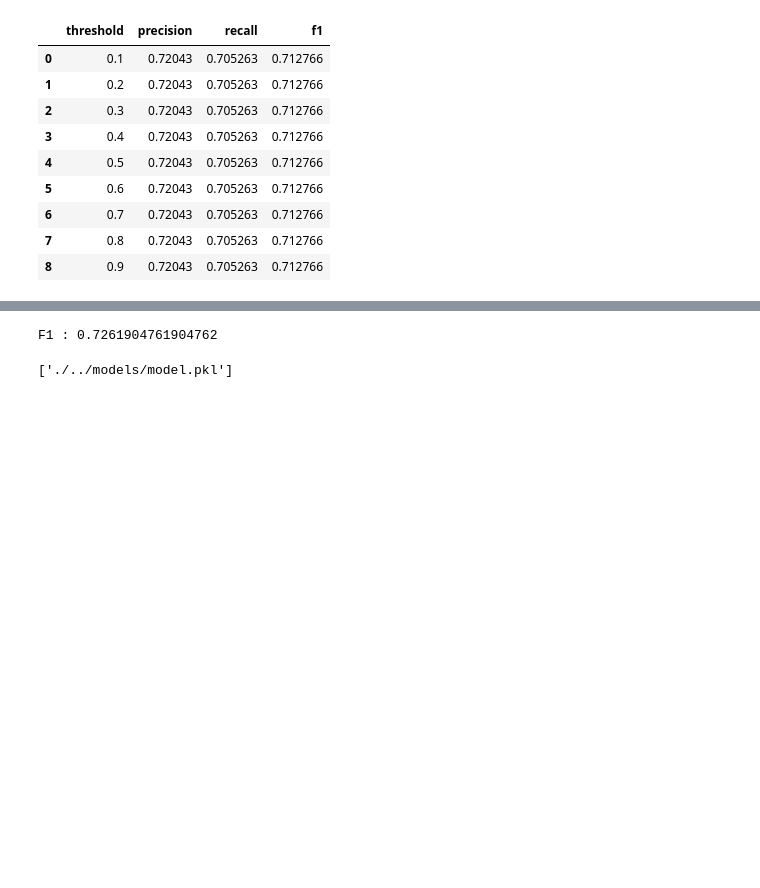
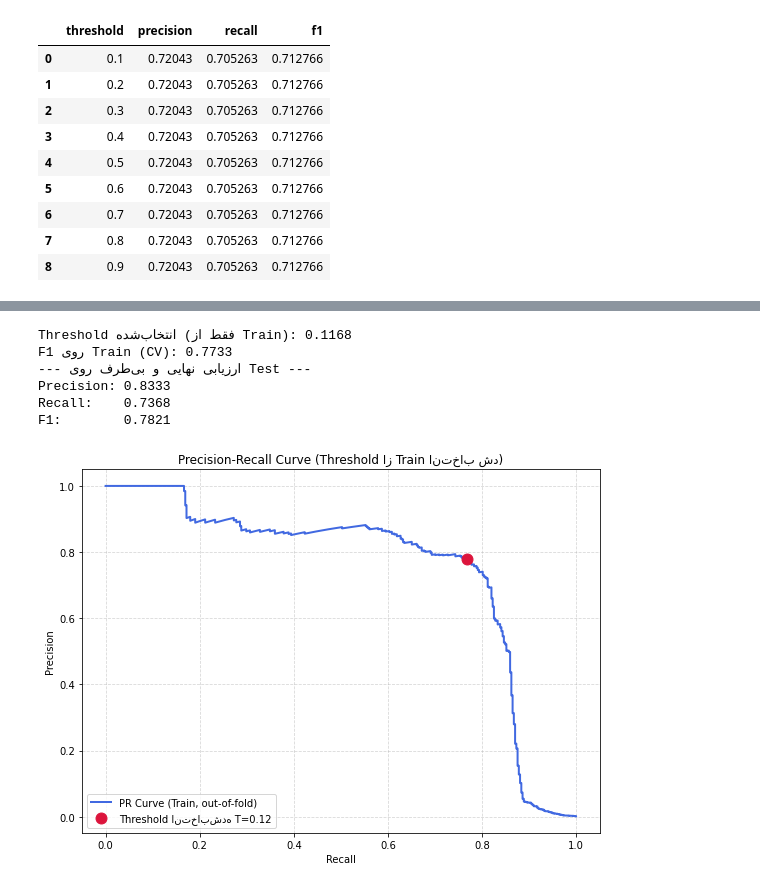
Before and after one commit to FatemeZahraAzad/Fraud-detection, a Jupyter notebook: src/data_prep.ipynb, the cells around one changed output, grey strips where cells are left out. Cells and saved outputs as stored; diff of their text form; code cells hidden in the pictures; blank space fills up the shorter version.

Commit message:
WIP(model): selecting the final threshold and extracting the final model.

```diff
--- a/src/data_prep.ipynb
+++ b/src/data_prep.ipynb
@@ -486,16 +453,57 @@ Threshold بالاتر False Alarm را کاهش می‌دهد، اما خطر M
-# %%
-final_model = build_pipeline(LogisticRegression())
-final_model.fit(X_train, y_train)   # مستقیم روی X_train خام
-# چون Tree به Scaling حساس نیست انتظار دارم تقریبا همون قبلی در بیاد
-from sklearn.metrics import f1_score
-sanity_f1 = f1_score(y_test, final_model.predict_proba(X_test)[:, 1] >= 0.3)
-print("F1 :", sanity_f1)
-# %% [output]
-F1 : 0.7261904761904762
-# %%
-import joblib, os
-
-os.makedirs('models', exist_ok=True)
-joblib.dump(final_model, './../models/model.pkl')
-# %% [output]
-['./../models/model.pkl']
+# %%
+from sklearn.model_selection import cross_val_predict
+from sklearn.metrics import precision_recall_curve, precision_score, recall_score, f1_score
+import numpy as np
+import matplotlib.pyplot as plt
+
+# ۱. احتمالات out-of-fold روی Train — X_test اصلاً اینجا دیده نمی‌شه
+lr_pipeline_cv = build_pipeline(LogisticRegression())
+y_train_proba = cross_val_predict(
+    lr_pipeline_cv, X_train, y_train,
+    cv=StratifiedKFold(n_splits=5, shuffle=True, random_state=42),
+    method="predict_proba"
+)[:, 1]
+
+# ۲. ساخت منحنی PR و انتخاب بهترین threshold، فقط از روی Train
+precisions, recalls, thresholds = precision_recall_curve(y_train, y_train_proba)
+p, r = precisions[:-1], recalls[:-1]
+f1_scores = np.divide(2 * (p * r), (p + r), out=np.zeros_like(p), where=(p + r) > 0)
+
+best_idx = np.argmax(f1_scores)
+best_threshold = thresholds[best_idx]
+
+print(f"Threshold انتخاب‌شده (فقط از Train): {best_threshold:.4f}")
+print(f"F1 روی Train (CV): {f1_scores[best_idx]:.4f}")
+
+# ۳. مدل نهایی روی کل Train فیت می‌شه
+lr_final = build_pipeline(LogisticRegression())
+lr_final.fit(X_train, y_train)
+
+# ۴. threshold انتخاب‌شده، فقط یک‌بار، روی Test دست‌نخورده اعمال می‌شه
+y_test_proba = lr_final.predict_proba(X_test)[:, 1]
+y_test_pred = (y_test_proba >= best_threshold).astype(int)
+
+print("--- ارزیابی نهایی و بی‌طرف روی Test ---")
+print(f"Precision: {precision_score(y_test, y_test_pred):.4f}")
+print(f"Recall:    {recall_score(y_test, y_test_pred):.4f}")
+print(f"F1:        {f1_score(y_test, y_test_pred):.4f}")
+
+# نمودار PR بر پایه‌ی Train (out-of-fold)
+plt.figure(figsize=(8, 6))
+plt.plot(recalls, precisions, color="royalblue", lw=2, label="PR Curve (Train, out-of-fold)")
+plt.scatter(r[best_idx], p[best_idx], color="crimson", s=120, zorder=5,
+            label=f"Threshold انتخاب‌شده T={best_threshold:.2f}")
+plt.xlabel("Recall"); plt.ylabel("Precision")
+plt.title("Precision-Recall Curve (Threshold از Train انتخاب شد)")
+plt.grid(True, linestyle="--", alpha=0.5)
+plt.legend(loc="lower left")
+plt.tight_layout()
+plt.show()
+# %% [output]
+Threshold انتخاب‌شده (فقط از Train): 0.1168
+F1 روی Train (CV): 0.7733
+--- ارزیابی نهایی و بی‌طرف روی Test ---
+Precision: 0.8333
+Recall:    0.7368
+F1:        0.7821
+[figure, added]
```
Also changed, not shown: parts of 4 cells of this notebook.
